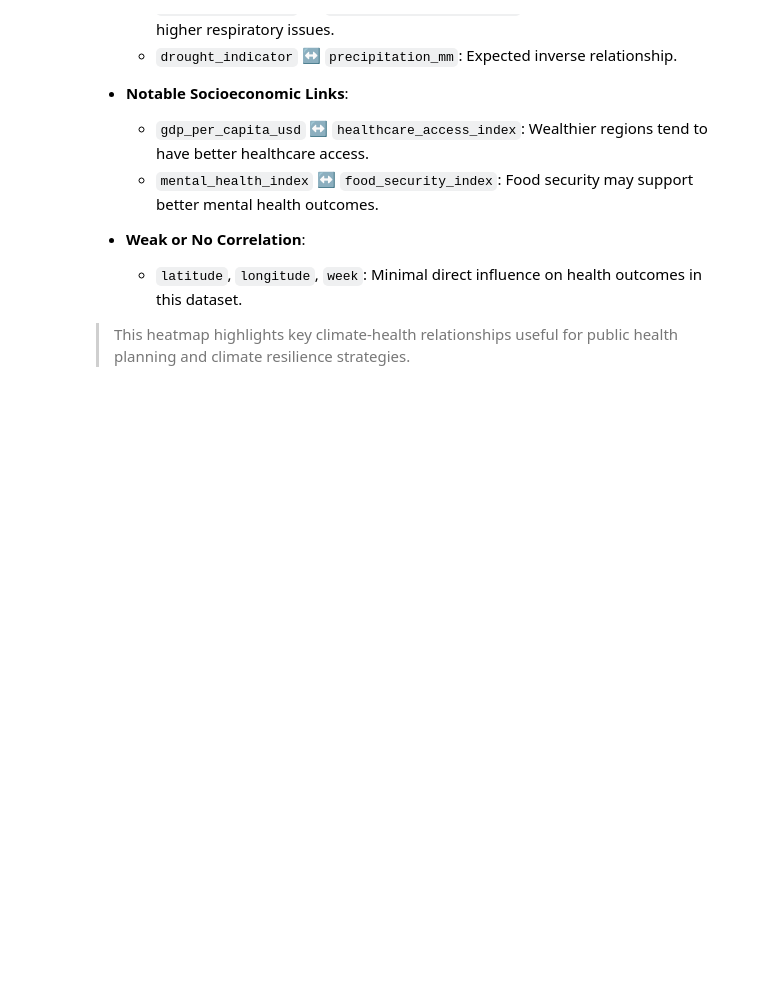
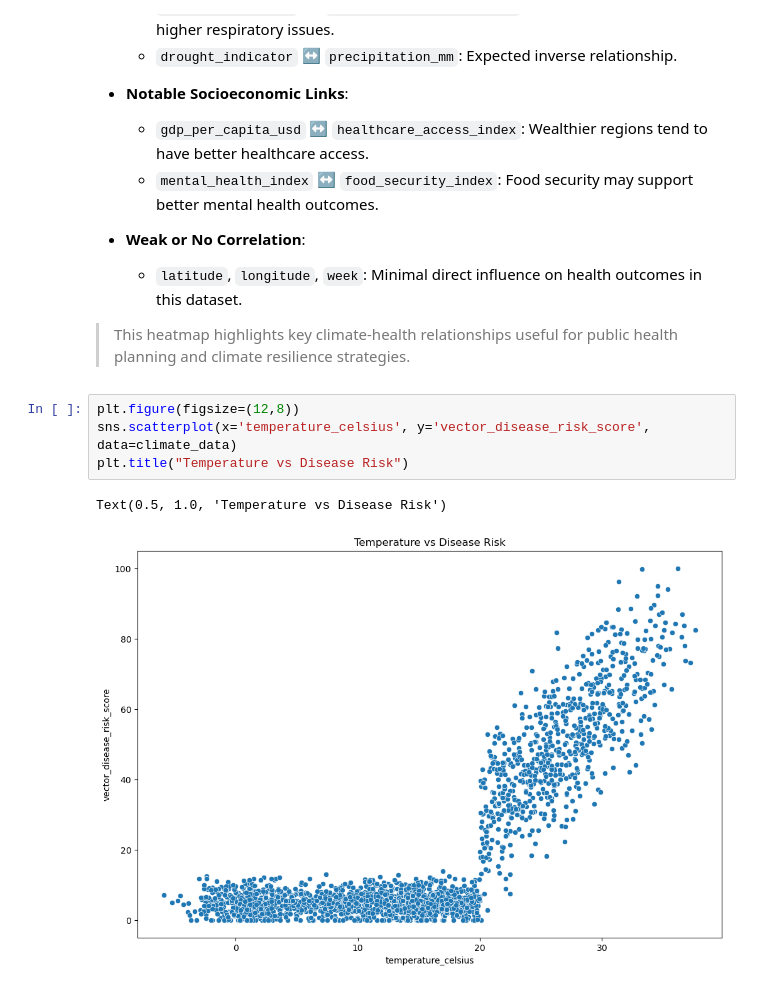
Before and after one commit to Mathews-Odongo/Predicting-Public-Health-Risks-from-Climate-Variability-in-Africa, a Jupyter notebook: notebooks/climate.ipynb, the cells around one changed output. Saved outputs shown, nothing was run; the diff lists cells and outputs as text; blank space fills up the shorter version.

Commit message:
add temperature vs vector disease risk scatter plot.

```diff
--- a/notebooks/climate.ipynb
+++ b/notebooks/climate.ipynb
@@ -188,3 +188,10 @@ Text(0.5, 1.0, 'Correlation Heatmap - Climate and Health Variables')
   - `latitude`, `longitude`, `week`: Minimal direct influence on health outcomes in this dataset.
 
 > This heatmap highlights key climate-health relationships useful for public health planning and climate resilience strategies.
+# %%
+plt.figure(figsize=(12,8))
+sns.scatterplot(x='temperature_celsius', y='vector_disease_risk_score', data=climate_data)
+plt.title("Temperature vs Disease Risk")
+# %% [output]
+Text(0.5, 1.0, 'Temperature vs Disease Risk')
+[figure, added]
```
Also changed, not shown: parts of 1 cell of this notebook.
